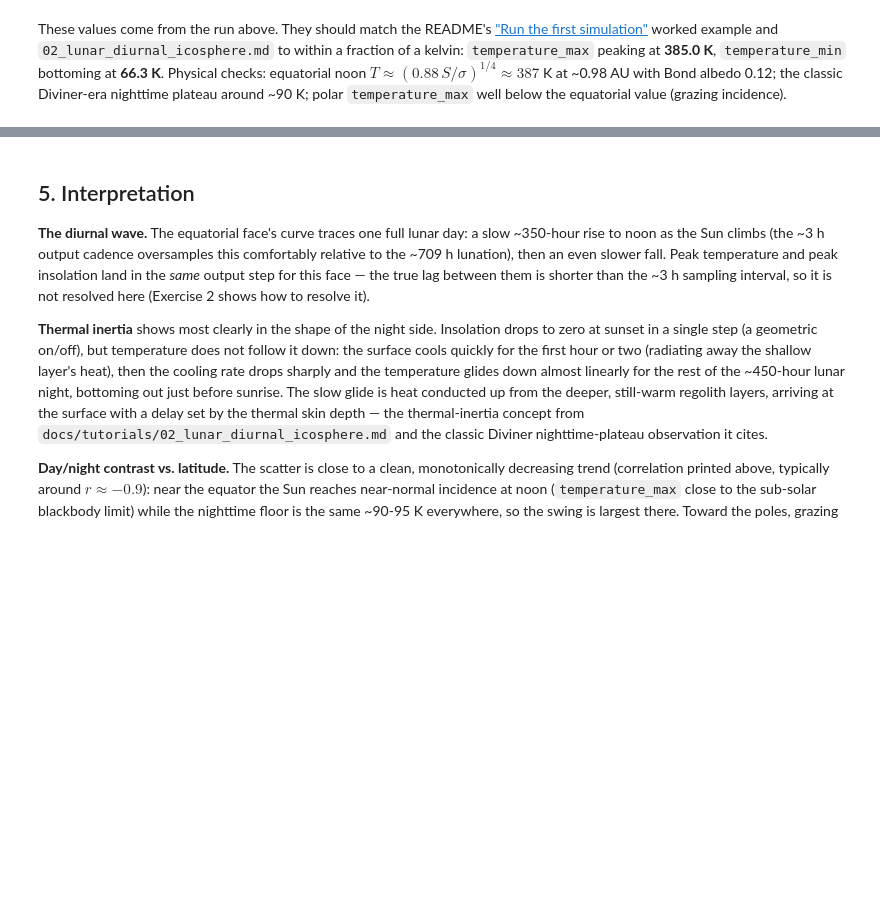
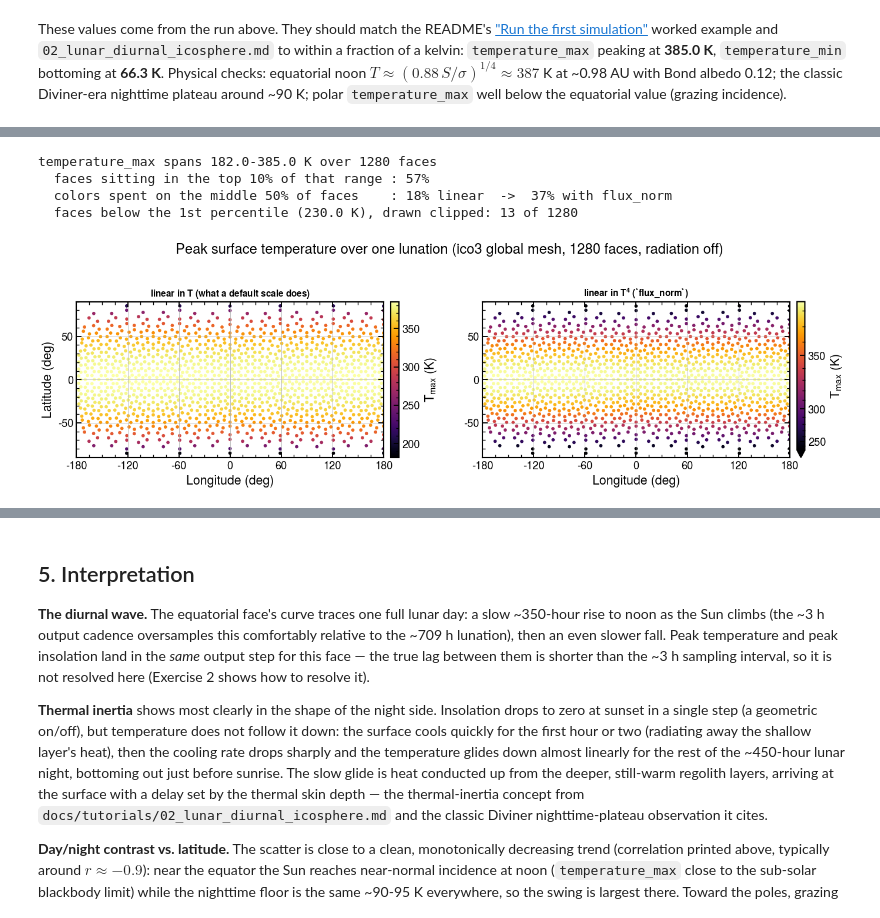
Before and after one commit to phayne/ptm3d-archive, a Jupyter notebook: docs/tutorials/notebooks/01_moon_diurnal.ipynb, the cells around one changed output, grey strips where cells are left out. Saved outputs shown, nothing was run; the diff lists cells and outputs as text; code cells hidden in the pictures; blank space fills up the shorter version.

```diff
--- a/docs/tutorials/notebooks/01_moon_diurnal.ipynb
+++ b/docs/tutorials/notebooks/01_moon_diurnal.ipynb
@@ -601,22 +424,0 @@ temperature_max spans 182.0-385.0 K over 1280 faces
-# %%
-tmax = stats["temperature_max"]
-norm_tmax = flux_norm(tmax)
-
-fig, axes = plt.subplots(1, 2, figsize=(13, 3.9))
-for ax, norm, label in ((axes[0], mpl.colors.Normalize(tmax.min(), tmax.max()),
-                         "linear in $T$ (what a default scale does)"),
-                        (axes[1], norm_tmax, "linear in $T^4$ (`flux_norm`)")):
-    sc = ax.scatter(lon, lat, c=tmax, cmap=CMAP_T, norm=norm, s=14, linewidths=0)
-    ax.set_xlim(-180, 180)
-    ax.set_ylim(-90, 90)
-    ax.set_xticks(range(-180, 181, 60))
-    ax.set_xlabel("Longitude (deg)")
-    ax.set_title(label, fontsize=10)
-    ax.grid(True, linewidth=0.5)
-    cb = fig.colorbar(sc, ax=ax, pad=0.02, extend=clip_extend(tmax, norm))
-    cb.set_label(r"$T_\mathrm{max}$ (K)")
-axes[0].set_ylabel("Latitude (deg)")
-fig.suptitle(f"Peak surface temperature over one lunation "
-             f"(ico3 global mesh, {len(lat)} faces, radiation off)", y=1.02)
-plt.tight_layout()
-plt.show()
@@ -685,0 +425,55 @@ correlation with |latitude|: r = -0.92
+# %%
+from matplotlib.colors import Normalize
+
+from ptm import plots
+from ptm.plots import clip_extend, flux_norm, sym_norm
+
+plt = plots.styled()          # the project's figure style (ptm.pubstyle)
+
+CMAP_T = plots.CMAP_FIELD     # 'inferno': sequential, perceptually uniform
+CMAP_DIFF = plots.CMAP_DIFF   # 'RdBu_r': diverging, for signed differences
+ACCENT_ORANGE = "#eb6834"
+ACCENT_AQUA = "#1baf7a"
+NEUTRAL_BAND = "#8d8c82"      # non-data color: event-window shading only
+
+# How much does a linear color scale actually compress this field?
+_lo, _hi = float(tmax.min()), float(tmax.max())
+_top_decile = float(np.mean(tmax > _hi - 0.1 * (_hi - _lo)))
+_q25, _q75 = np.percentile(tmax, [25, 75])
+_v0 = float(np.percentile(tmax, 1))
+_budget_linear = (_q75 - _q25) / (_hi - _lo)
+_budget_flux = (_q75 ** 4 - _q25 ** 4) / (_hi ** 4 - _v0 ** 4)
+print(f"temperature_max spans {_lo:.1f}-{_hi:.1f} K over {tmax.size} faces")
+print(f"  faces sitting in the top 10% of that range : {100 * _top_decile:.0f}%")
+print(f"  colors spent on the middle 50% of faces    : "
+      f"{100 * _budget_linear:.0f}% linear  ->  {100 * _budget_flux:.0f}% with flux_norm")
+print(f"  faces below the 1st percentile ({_v0:.1f} K), drawn clipped: "
+      f"{int(np.sum(tmax < _v0))} of {tmax.size}")
+# %% [output]
+temperature_max spans 182.0-385.0 K over 1280 faces
+  faces sitting in the top 10% of that range : 57%
+  colors spent on the middle 50% of faces    : 18% linear  ->  37% with flux_norm
+  faces below the 1st percentile (230.0 K), drawn clipped: 13 of 1280
+# %%
+norm_tmax = flux_norm(tmax)
+
+fig, axes = plt.subplots(1, 2, figsize=(13, 3.9))
+for ax, norm, label in ((axes[0], Normalize(tmax.min(), tmax.max()),
+                         "linear in $T$ (what a default scale does)"),
+                        (axes[1], norm_tmax, "linear in $T^4$ (`flux_norm`)")):
+    sc = ax.scatter(lon, lat, c=tmax, cmap=CMAP_T, norm=norm, s=14, linewidths=0)
+    ax.set_xlim(-180, 180)
+    ax.set_ylim(-90, 90)
+    ax.set_xticks(range(-180, 181, 60))
+    ax.set_xlabel("Longitude (deg)")
+    ax.set_title(label, fontsize=10)
+    ax.grid(True, linewidth=0.5)
+    cb = fig.colorbar(sc, ax=ax, pad=0.02, extend=clip_extend(tmax, norm))
+    cb.set_label(r"$T_\mathrm{max}$ (K)")
+axes[0].set_ylabel("Latitude (deg)")
+fig.suptitle(f"Peak surface temperature over one lunation "
+             f"(ico3 global mesh, {run.n_faces} faces, radiation off)", y=1.02)
+plt.tight_layout()
+plt.show()
+# %% [output]
+[figure, added]
```
Also changed, not shown: parts of 41 cells of this notebook.
